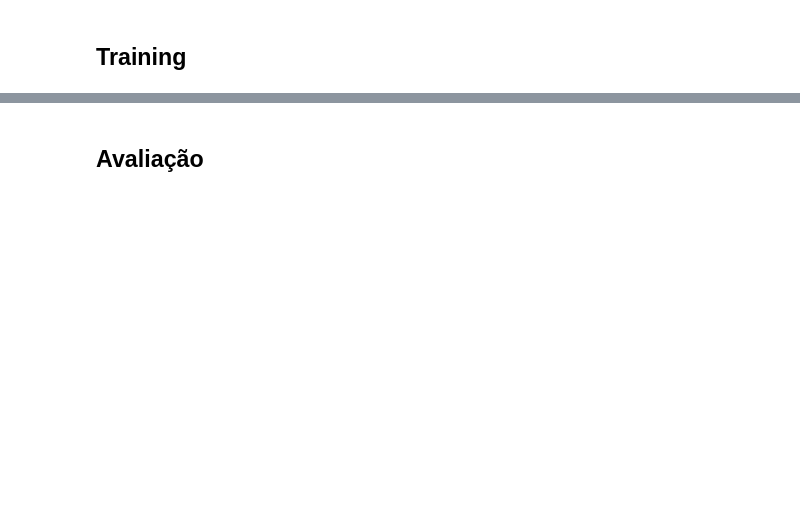
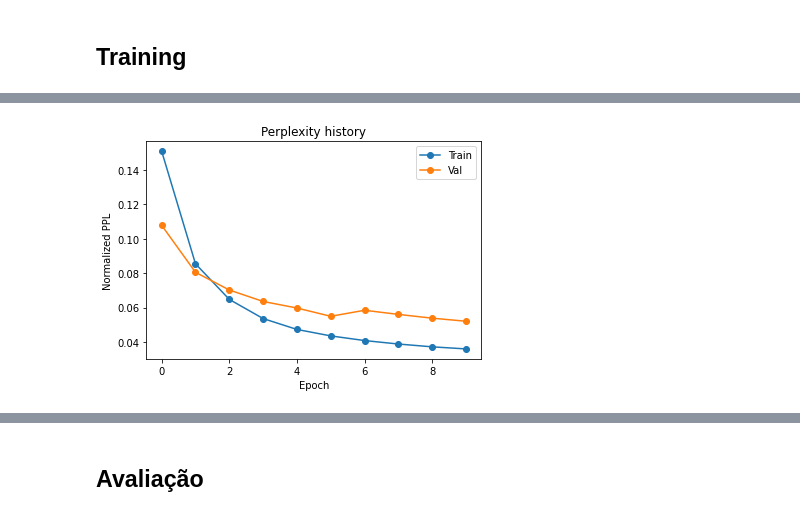
Before and after one commit to EltonCN/IA024, a Jupyter notebook: 02-ModeloBengio/Aula_1_2_Exercício_Modelo_de_Linguagem_(Bengio_2003)_MLP_+_Embeddings.ipynb, the cells around one changed output, grey strips where cells are left out. Cells and saved outputs as stored; diff of their text form; code cells hidden in the pictures; blank space fills up the shorter version.

```diff
--- a/02-ModeloBengio/Aula_1_2_Exercício_Modelo_de_Linguagem_(Bengio_2003)_MLP_+_Embeddings.ipynb
+++ b/02-ModeloBengio/Aula_1_2_Exercício_Modelo_de_Linguagem_(Bengio_2003)_MLP_+_Embeddings.ipynb
@@ -422,0 +614,12 @@ model.to(device)
+# %%
+plt.plot(hist["ppl_train"]/vocab_size, "o-")
+plt.plot(hist["ppl_val"]/vocab_size, "o-")
+
+plt.legend(["Train", "Val"])
+plt.xlabel("Epoch")
+plt.ylabel("Normalized PPL")
+plt.title("Perplexity history")
+
+plt.show()
+# %% [output]
+[figure, added]
```
Also changed, not shown: parts of 69 cells of this notebook, 1 other file.
